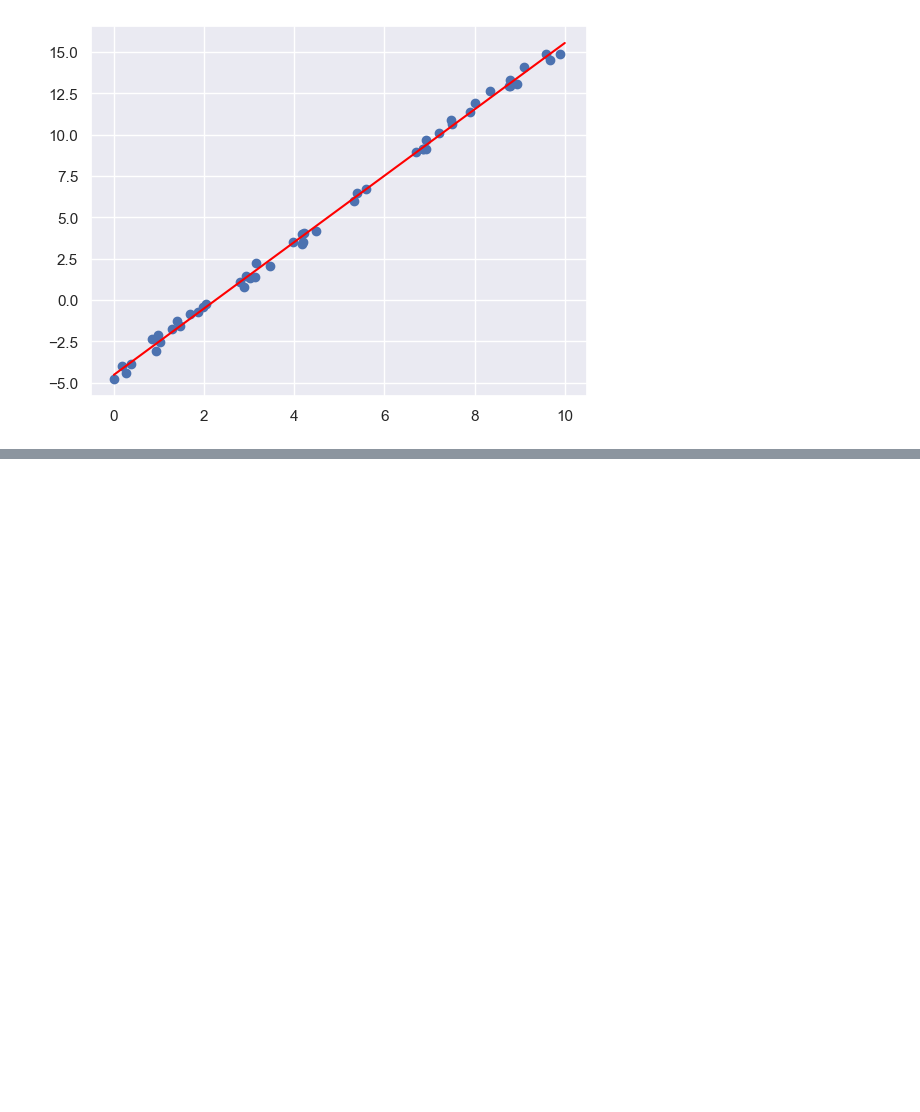
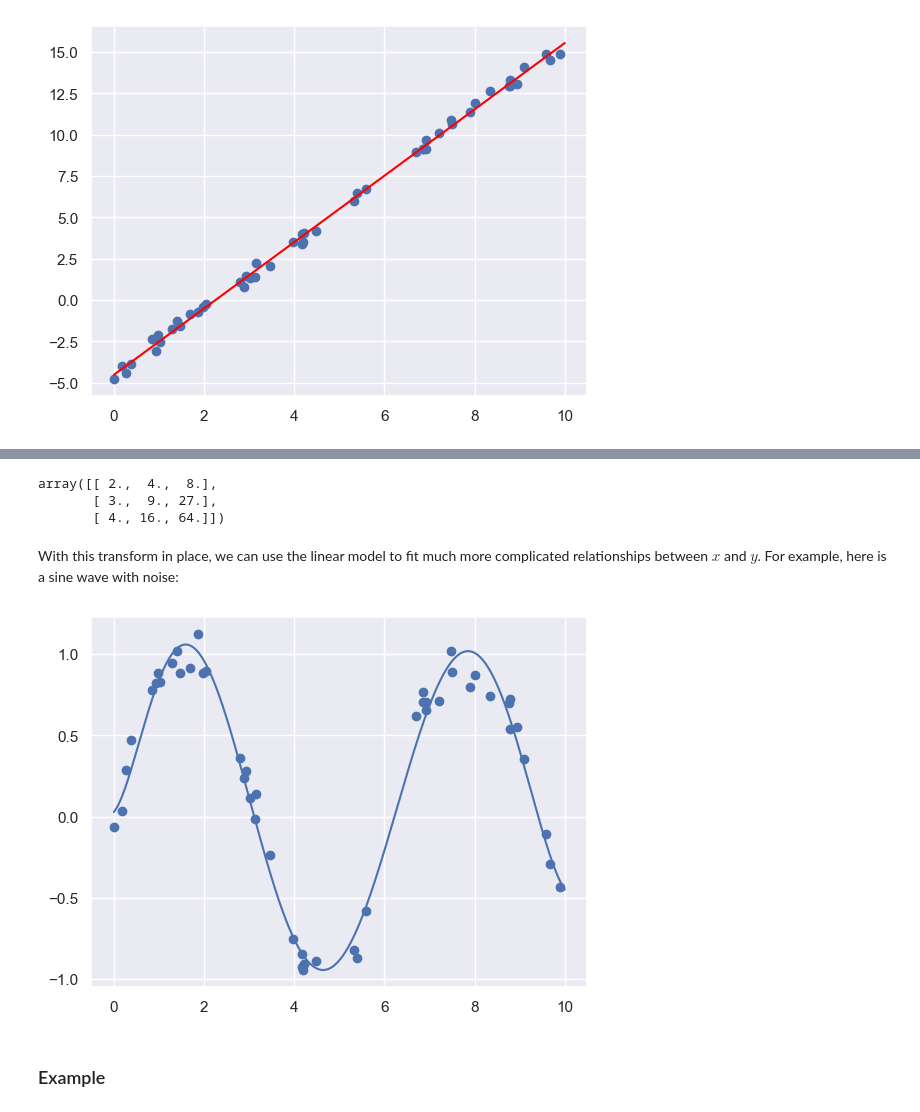
Before and after one commit to julihdez36/Machine_learning, a Jupyter notebook: Machine learning algorithms/3. linear regression.ipynb, the cells around one changed output, grey strips where cells are left out. Cells and saved outputs as stored; diff of their text form; code cells hidden in the pictures; blank space fills up the shorter version.

```diff
--- a/Machine learning algorithms/3. linear regression.ipynb
+++ b/Machine learning algorithms/3. linear regression.ipynb
@@ -36,0 +75,34 @@ plt.plot(xfit, yfit, color = 'red');
+# %%
+from sklearn.preprocessing import PolynomialFeatures
+
+x = np.array([2,3,4])
+poly = PolynomialFeatures(degree = 3, include_bias = False) # without bias
+poly.fit_transform(x.reshape(3,1))
+
+# the transformer has converted our one-dimensional array into a three-dimensional array by taking the exponent of each value
+# %% [output]
+array([[ 2.,  4.,  8.],
+       [ 3.,  9., 27.],
+       [ 4., 16., 64.]])
+# %%
+# we can accomplish this using a pipe line. Let's make a 7th-degree polynomial model in this way
+
+from sklearn.pipeline import make_pipeline
+poly_model = make_pipeline(PolynomialFeatures(degree = 7),
+                           LinearRegression())
+# %% [markdown]
+With this transform in place, we can use the linear model to fit much more complicated relationships between $x$ and $y$. For example, here is a sine wave with noise:
+# %%
+rng = np.random.RandomState(1)
+x = 10 * rng.rand(50)
+y = np.sin(x) + 0.1 * rng.randn(50)
+
+poly_model.fit(x.reshape(50,1), y)
+yfit = poly_model.predict(xfit[:, np.newaxis])
+
+plt.scatter(x, y)
+plt.plot(xfit, yfit);
+# %% [output]
+[figure, added]
+# %% [markdown]
+### Example
```
Also changed, not shown: parts of 13 cells of this notebook, 1 other file.
